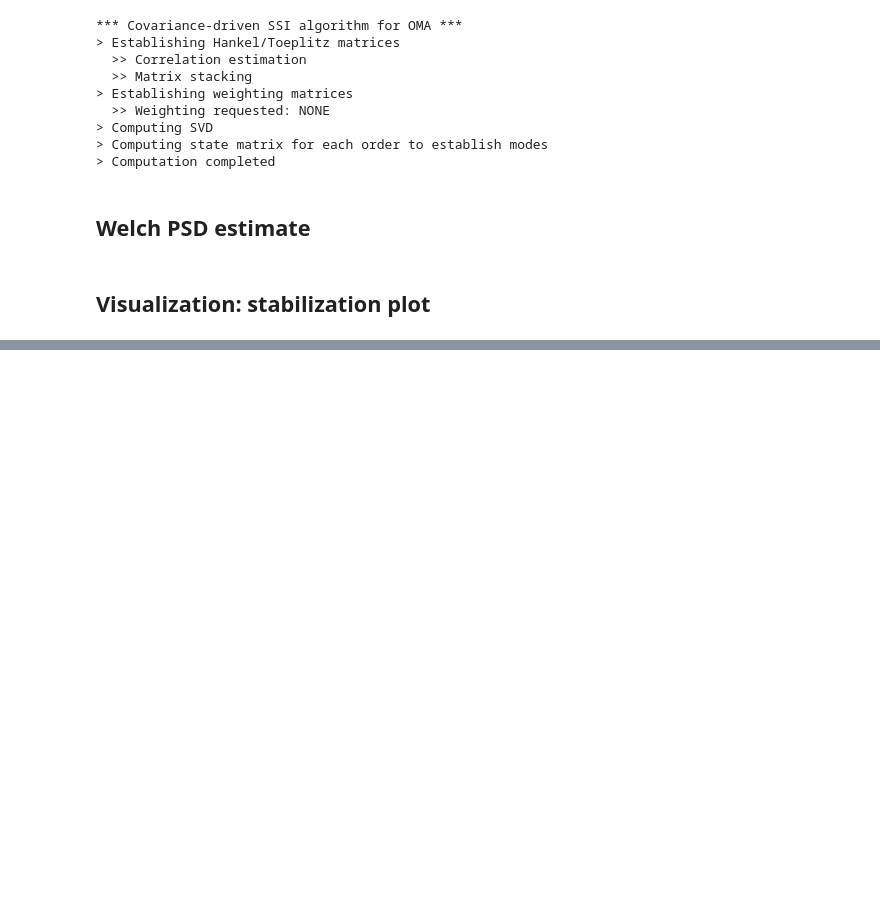
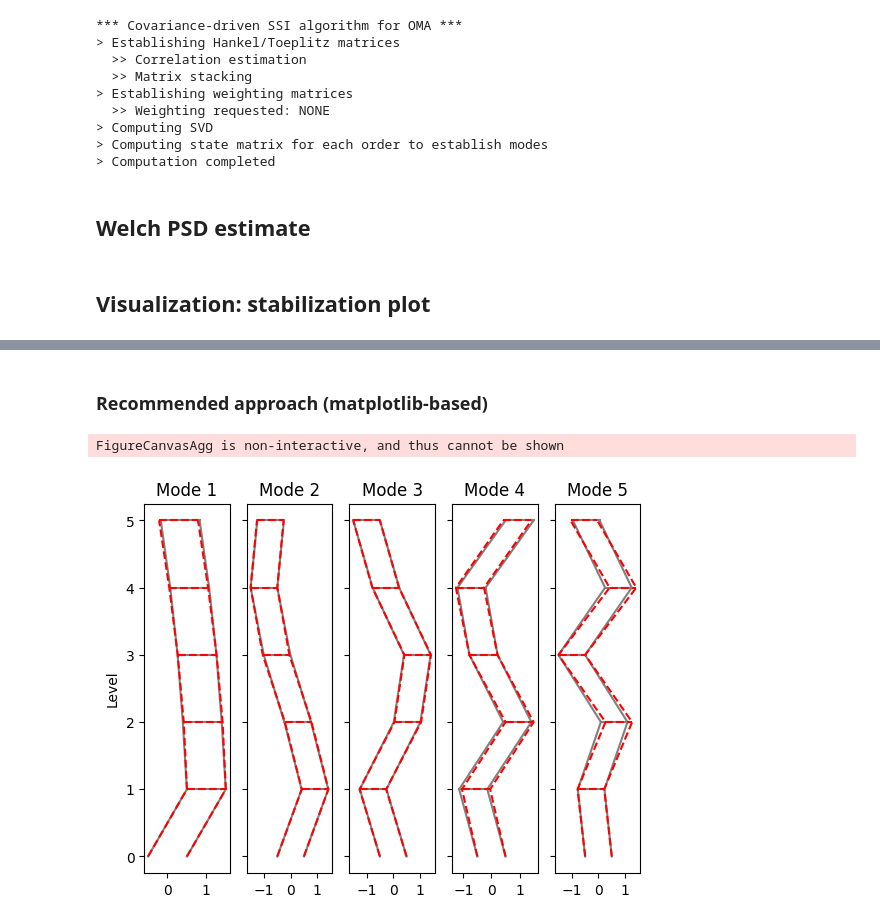
Before and after one commit to knutankv/koma, a Jupyter notebook: examples/Cov-SSI - Shear frame.ipynb, the cells around one changed output, grey strips where cells are left out. Cells and saved outputs as stored; diff of their text form; code cells hidden in the pictures; blank space fills up the shorter version.

```diff
--- a/examples/Cov-SSI - Shear frame.ipynb
+++ b/examples/Cov-SSI - Shear frame.ipynb
@@ -158,3 +175,16 @@ FigureWidget({
+# %% [markdown]
+### Recommended approach (matplotlib-based)
+# %%
+%matplotlib qt
+stab_plotter = koma.plot.StabPlotter(lambd_stab, orders_stab, phi=phi_stab, freq_unit='hz', damped_freq=False, annotate_hover=True)
+fig = stab_plotter.get_fig()
+phi_sel, fn_sel, xi_sel = stab_plotter.phi, stab_plotter.fn, stab_plotter.xi
+# %% [output]
+FigureCanvasAgg is non-interactive, and thus cannot be shown
+# %%
+display(fig)
+# %% [output]
+[figure, added]
 # %%
 # For plot below poles with indices 1,2,5,9,14 are picked in plot above
 # This differs from simulation to simulation due to the noise that is added.
```
Also changed, not shown: parts of 7 cells of this notebook, 6 other files.
